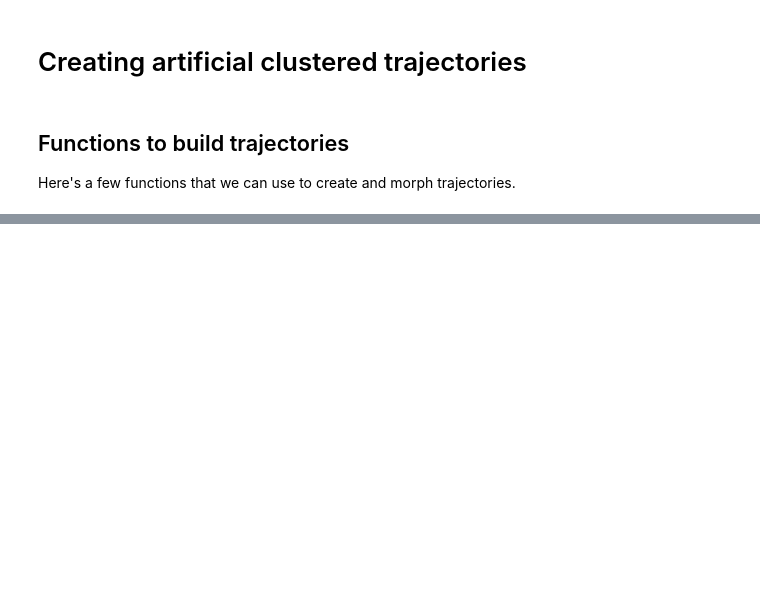
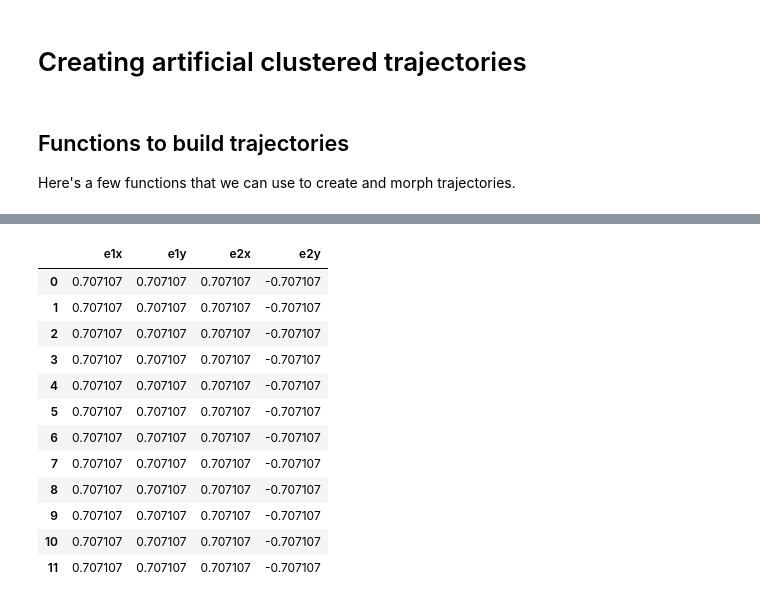
Before and after one commit to willirath/lagrangian_trajectory_clustering, a Jupyter notebook: notebooks/2021-05-13_creating_artificial_trajectories_WIP.ipynb, the cells around one changed output, grey strips where cells are left out. Saved outputs shown, nothing was run; the diff lists cells and outputs as text; code cells hidden in the pictures; blank space fills up the shorter version.

```diff
--- a/notebooks/2021-05-13_creating_artificial_trajectories_WIP.ipynb
+++ b/notebooks/2021-05-13_creating_artificial_trajectories_WIP.ipynb
@@ -207,0 +149,19 @@ ax = create_traj_from_to(0, 1, 1, 1).plot(x="x", y="y");
+# %%
+traj = create_traj_from_to(number_steps=12)
+# %%
+directions = get_local_coord_system(traj)
+directions
+# %% [output]
+|  | e1x | e1y | e2x | e2y |
+| 0 | 0.707107 | 0.707107 | 0.707107 | -0.707107 |
+| 1 | 0.707107 | 0.707107 | 0.707107 | -0.707107 |
+| 2 | 0.707107 | 0.707107 | 0.707107 | -0.707107 |
+| 3 | 0.707107 | 0.707107 | 0.707107 | -0.707107 |
+| 4 | 0.707107 | 0.707107 | 0.707107 | -0.707107 |
+| 5 | 0.707107 | 0.707107 | 0.707107 | -0.707107 |
+| 6 | 0.707107 | 0.707107 | 0.707107 | -0.707107 |
+| 7 | 0.707107 | 0.707107 | 0.707107 | -0.707107 |
+| 8 | 0.707107 | 0.707107 | 0.707107 | -0.707107 |
+| 9 | 0.707107 | 0.707107 | 0.707107 | -0.707107 |
+| 10 | 0.707107 | 0.707107 | 0.707107 | -0.707107 |
+| 11 | 0.707107 | 0.707107 | 0.707107 | -0.707107 |
```
Also changed, not shown: parts of 30 cells of this notebook.
